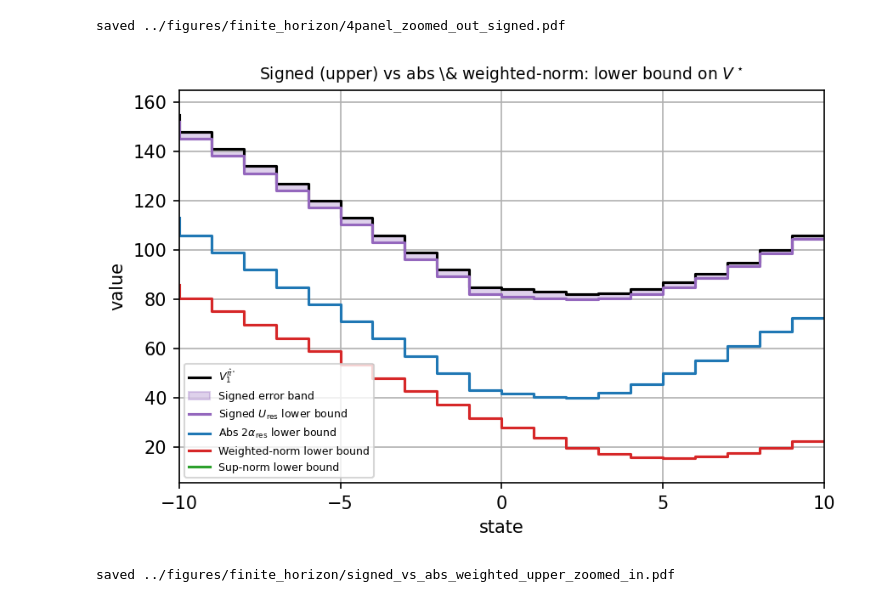
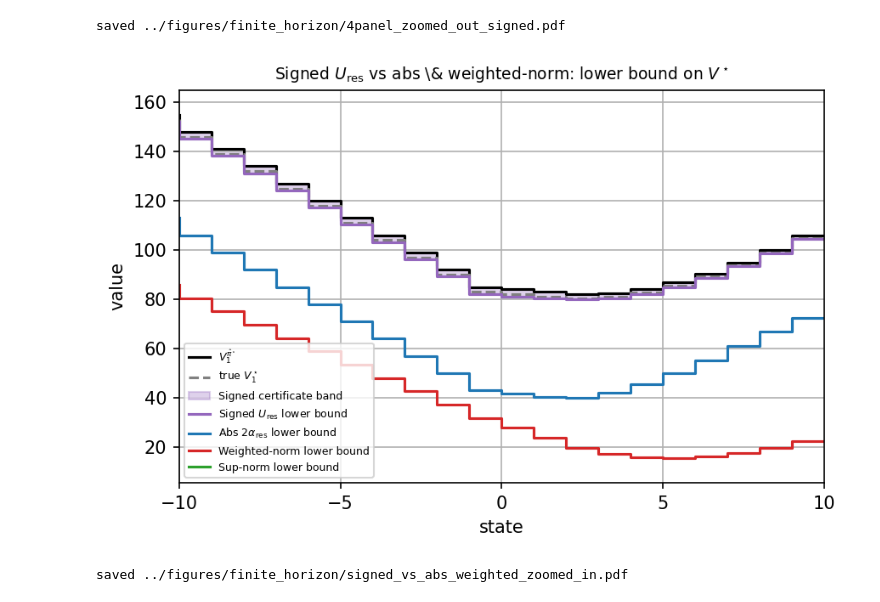
Before and after one commit to BerkBzkrt/Weighted_Approximation, a Jupyter notebook: notebooks/Finite_Horizon_Bounds.ipynb, the cells around one changed output. Saved outputs shown, nothing was run; the diff lists cells and outputs as text; code cells hidden in the pictures.

```diff
--- a/notebooks/Finite_Horizon_Bounds.ipynb
+++ b/notebooks/Finite_Horizon_Bounds.ipynb
@@ -1500,53 +1550,60 @@ print('saved ../figures/finite_horizon/4panel_zoomed_out_signed.pdf')
 saved ../figures/finite_horizon/4panel_zoomed_out_signed.pdf
 # %%
 # =====================================================================
-# Graph 1: signed UPPER bound vs abs-value & weighted-norm counterparts.
-#   All three certify a LOWER bound on V*:  V* >= V^{pihat*}_1 - bound.
+# Signed certificate on V* (Extended Theorem 3, upper bound U).
+#   The upper bound U on the gap certifies a LOWER bound on V*:
+#       V* >= V^{pihat*}_1 - U_res.
 #   The closer the lower curve is to V^{pihat*}_1 (black), the tighter.
-#   Signed uses the "restricted" variant U_res (no true pi* needed).
+#   Signed uses the restricted variant U_res (no true pi* needed); shown
+#   against the abs-value and weighted-norm lower bounds on V*.
+#   (The in-framework Theorem-3 lower bound on the gap is L == 0, i.e.
+#   trivial, so it is omitted here -- see the verification cell above.)
 # =====================================================================
 V_pi_hat_fh = V_pi_hat_fh_all[1]
+V_star_fh   = V_M_all[1]
 lo, hi = s_max - 10, s_max + 10 + 1
 xs = states[lo:hi]
 Vp = V_pi_hat_fh[lo:hi]
 
 signed_lower = Vp - U_signed_res[lo:hi]          # signed (sample-path, no pi*)
 abs_lower    = Vp - 2 * alpha_res_fh[lo:hi]       # abs value (sample-path)
-wn_lower     = Vp - weighted_bound_curve[lo:hi]   # weighted-norm (non sample-path)
-sn_lower     = Vp - sup_bound_curve[lo:hi]        # sup-norm (non sample-path)
+wn_lower     = Vp - weighted_bound_curve[lo:hi]   # weighted-norm
+sn_lower     = Vp - sup_bound_curve[lo:hi]        # sup-norm
 
 plt.rcParams['pdf.fonttype'] = 42
 fig, ax = plt.subplots(figsize=(6, 4), dpi=150)
 
 ax.step(xs, Vp, linewidth=1.5, color='black', label=r'$V^{\hat\pi^\star}_1$')
+ax.step(xs, V_star_fh[lo:hi], linewidth=1.5, color='gray', linestyle='--',
+        label=r'true $V^\star_1$')
 ax.fill_between(xs, Vp, signed_lower, alpha=0.30, color='#9467bd', step='pre',
-                label='Signed error band')
+                label='Signed certificate band')
 ax.step(xs, signed_lower, linewidth=1.5, color='#9467bd',
         label=r'Signed $U_{\mathrm{res}}$ lower bound')
 ax.step(xs, abs_lower, linewidth=1.5, color='#1f77b4',
         label=r'Abs $2\alpha_{\mathrm{res}}$ lower bound')
 ax.step(xs, wn_lower, linewidth=1.5, color='#d62728',
         label='Weighted-norm lower bound')
 ax.step(xs, sn_lower, linewidth=1.5, color='#2ca02c',
         label='Sup-norm lower bound')
 
 ax.set_xlabel('state')
 ax.set_ylabel('value')
-ax.set_title(r'Signed (upper) vs abs \& weighted-norm: lower bound on $V^\star$',
+ax.set_title(r'Signed $U_{\mathrm{res}}$ vs abs \& weighted-norm: lower bound on $V^\star$',
              fontsize=9)
 ax.set_xlim(-10, 10)
 ax.set_xticks(np.arange(-10, 11, 5))
 ymin = min(float(np.min(wn_lower)), float(np.min(abs_lower))) - 10
 ymax = float(np.max(Vp)) + 10
 ax.set_ylim(ymin, ymax)
 ax.legend(loc='lower left', fontsize=6)
 ax.grid(True)
 plt.tight_layout()
 
-plt.savefig('../figures/finite_horizon/signed_vs_abs_weighted_upper_zoomed_in.pdf',
+plt.savefig('../figures/finite_horizon/signed_vs_abs_weighted_zoomed_in.pdf',
             format='pdf', bbox_inches='tight')
 plt.show()
-print('saved ../figures/finite_horizon/signed_vs_abs_weighted_upper_zoomed_in.pdf')
+print('saved ../figures/finite_horizon/signed_vs_abs_weighted_zoomed_in.pdf')
 # %% [output]
-[figure, old version]
+[figure, new version]
-saved ../figures/finite_horizon/signed_vs_abs_weighted_upper_zoomed_in.pdf
+saved ../figures/finite_horizon/signed_vs_abs_weighted_zoomed_in.pdf
```
Also changed, not shown: parts of 7 cells of this notebook, 27 other files.
